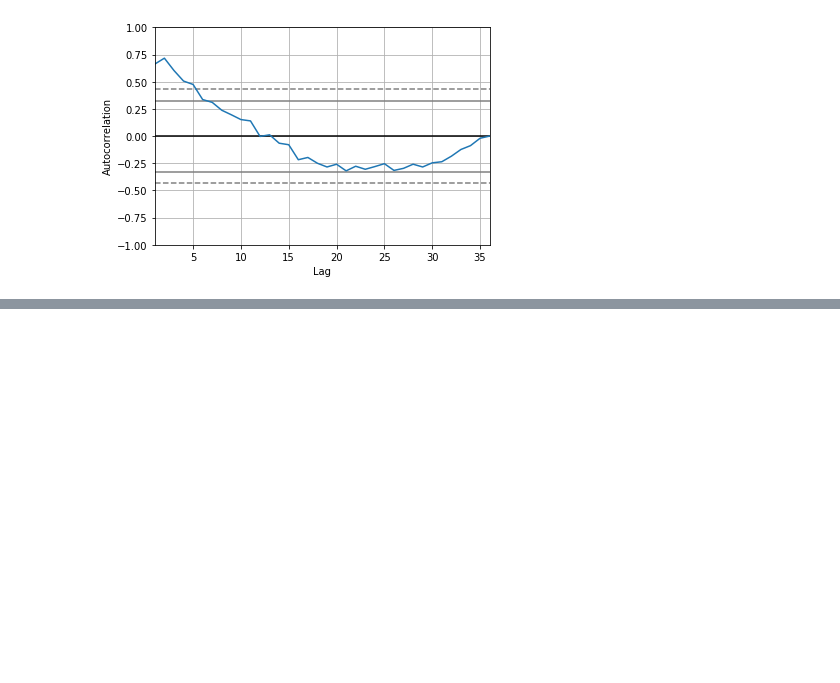
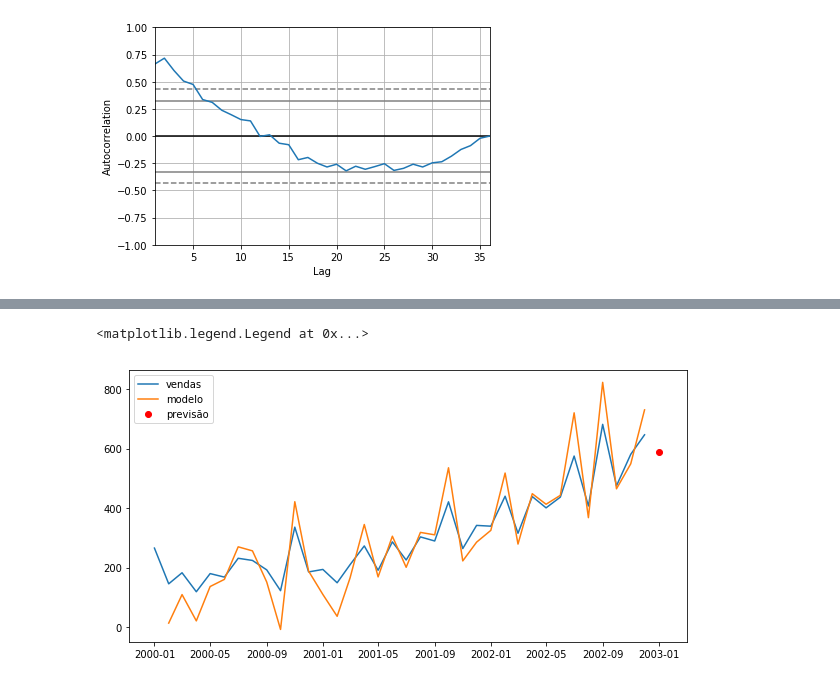
Before and after one commit to ronaldolagepessoa/data_science, a Jupyter notebook: pandas_arima.ipynb, the cells around one changed output, grey strips where cells are left out. Saved outputs shown, nothing was run; the diff lists cells and outputs as text; code cells hidden in the pictures; blank space fills up the shorter version.

```diff
--- a/pandas_arima.ipynb
+++ b/pandas_arima.ipynb
@@ -90,0 +112,11 @@ Nesse caso, a previsão para o peíodo de 2003-01 é de aproximadamente 564 unid
+# %%
+import numpy as np
+
+plt.figure(figsize=(10, 5))
+plt.plot(vendas)
+plt.plot(vendas + model.resid)
+plt.scatter([np.datetime64('2003-01')], model.forecast()[0], color='red')
+plt.legend(['vendas', 'modelo', 'previsão'])
+# %% [output]
+<matplotlib.legend.Legend at 0x...>
+[figure, added]
```
Also changed, not shown: parts of 24 cells of this notebook, 28 other files.
